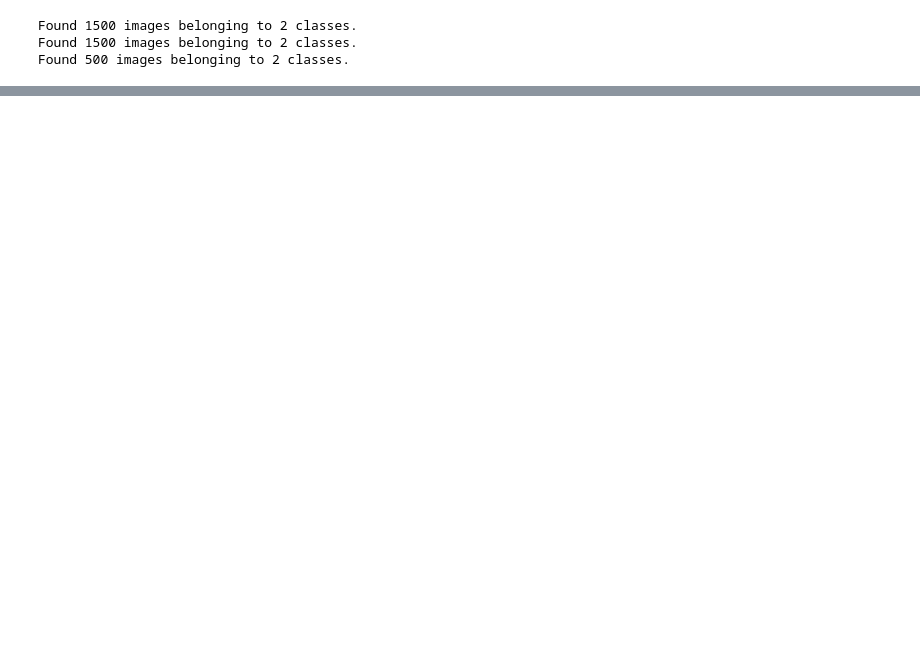
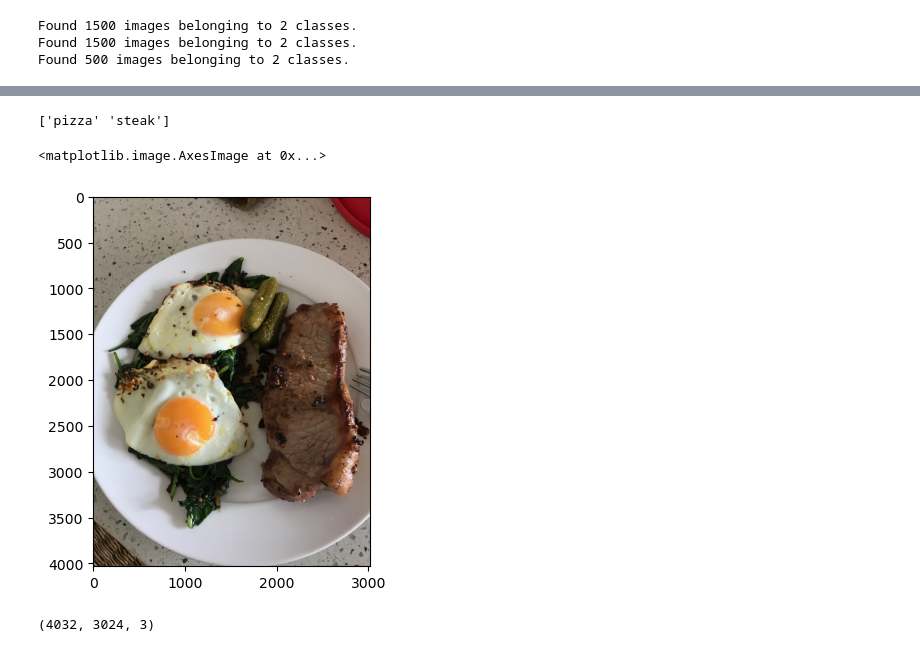
Before and after one commit to vivek11416/tensorFlow, a Jupyter notebook: ConvolutionNN/playground.ipynb, the cells around one changed output, grey strips where cells are left out. Drawn from its saved outputs; the diff is of its cells as text; code cells hidden in the pictures; blank space fills up the shorter version.

```diff
--- a/ConvolutionNN/playground.ipynb
+++ b/ConvolutionNN/playground.ipynb
@@ -506,3 +506,20 @@ plot_loss_curves(history_6)
 # %%
 #022 Breaking our CNN model down part 12 Discovering the power of shuffling data
 #Train a model with Shuffle = True
+# %%
+#023 Breaking our CNN model down part 13 Exploring options to improve our model
+#024 Downloading a custom image to make predictions on
+print(class_names)
+# %% [output]
+['pizza' 'steak']
+# %%
+import matplotlib.image as mpimg
+steak = mpimg.imread("03-steak.jpeg")
+plt.imshow(steak)
+# %% [output]
+<matplotlib.image.AxesImage at 0x...>
+[figure, added]
+# %%
+steak.shape
+# %% [output]
+(4032, 3024, 3)
```
Also changed, not shown: parts of 21 cells of this notebook, 1 other file.
